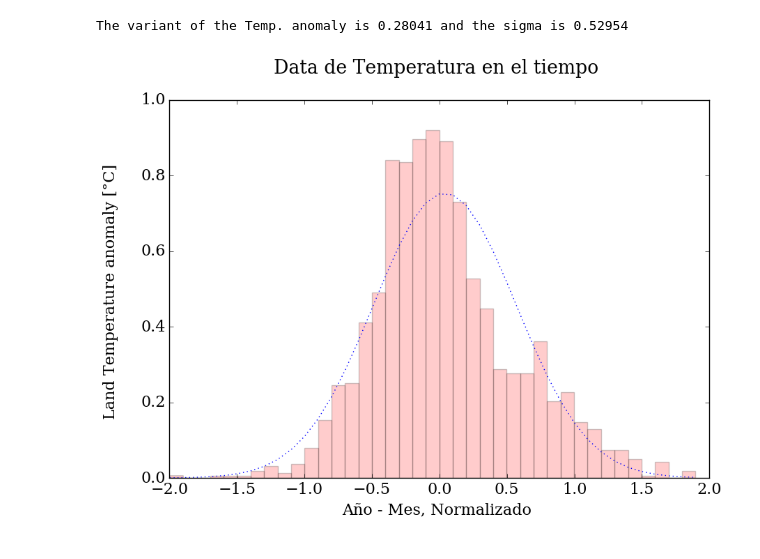
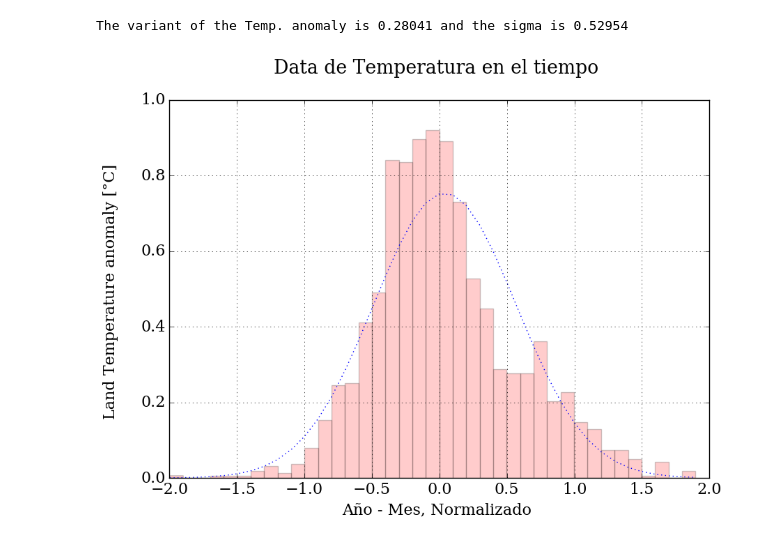
Before and after one commit to ThaNikkitz/notebooks, a Jupyter notebook: Playing_around_with_Python.ipynb, the cells around one changed output. Saved outputs shown, nothing was run; the diff lists cells and outputs as text; code cells hidden in the pictures.

```diff
--- a/Playing_around_with_Python.ipynb
+++ b/Playing_around_with_Python.ipynb
@@ -79,7 +79,7 @@ pyplot.ylabel('$\Delta$ Temperatura');
 # %%
 from matplotlib import rcParams
 rcParams['font.family'] = 'serif'
-rcParams['font.size'] = 16
+rcParams['font.size'] = 12
 # %%
 pyplot.figure(figsize = (14,10))
 pyplot.xticks(divs[::120], date[::120], rotation = 60)
@@ -128,11 +128,12 @@ from scipy import stats
 # %%
 bins = np.linspace(min(Temp_data[:,1]), max(Temp_data[:,1]), 40)
 pyplot.figure(figsize = (10, 7))
 pyplot.hist(Temp_data[:,1], bins, normed=True, color = 'r', alpha=0.2)
 
 pyplot.plot(bins, stats.norm.pdf(bins, mean_T, sigma_T), ls = ':')
 pyplot.title('Data de Temperatura en el tiempo \n')
 pyplot.ylabel('Land Temperature anomaly [°C] \n')
-pyplot.xlabel('Año - Mes, Normalizado \n');
+pyplot.xlabel('Año - Mes, Normalizado \n')
+pyplot.grid();
 # %% [output]
-[figure, old version]
+[figure, new version]
```
Also changed, not shown: parts of 2 cells of this notebook.
